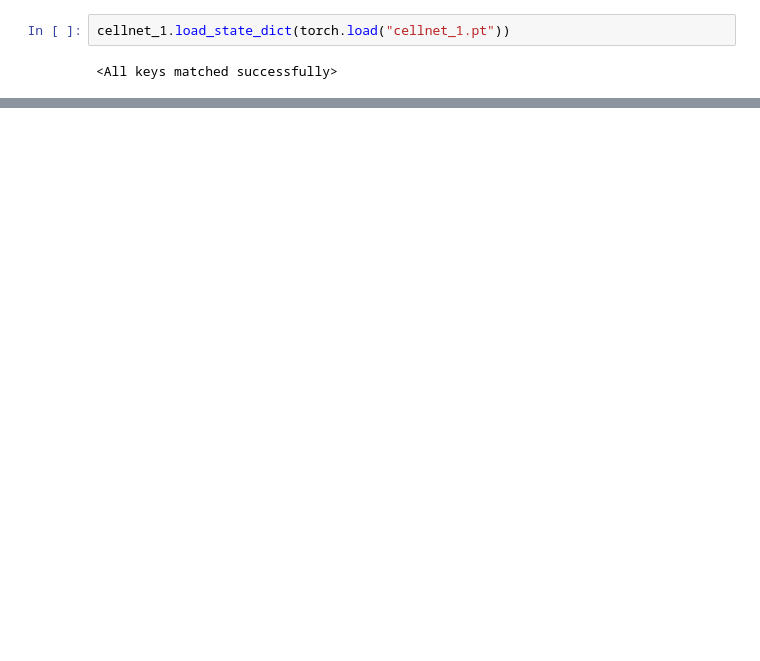
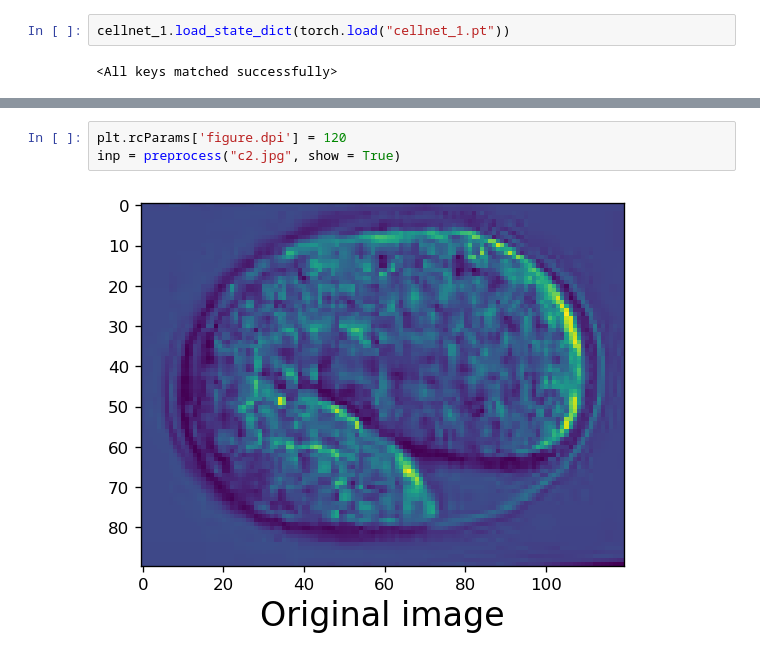
Before and after one commit to Mayukhdeb/adventures-with-augmentation, a Jupyter notebook: visualise_cnn_layers.ipynb, the cells around one changed output, grey strips where cells are left out. Saved outputs shown, nothing was run; the diff lists cells and outputs as text; blank space fills up the shorter version.

```diff
--- a/visualise_cnn_layers.ipynb
+++ b/visualise_cnn_layers.ipynb
@@ -85,0 +195,5 @@ for i in range(1,7):
+# %%
+plt.rcParams['figure.dpi'] = 120
+inp = preprocess("c2.jpg", show = True)
+# %% [output]
+[figure, added]
```
Also changed, not shown: parts of 12 cells of this notebook.
